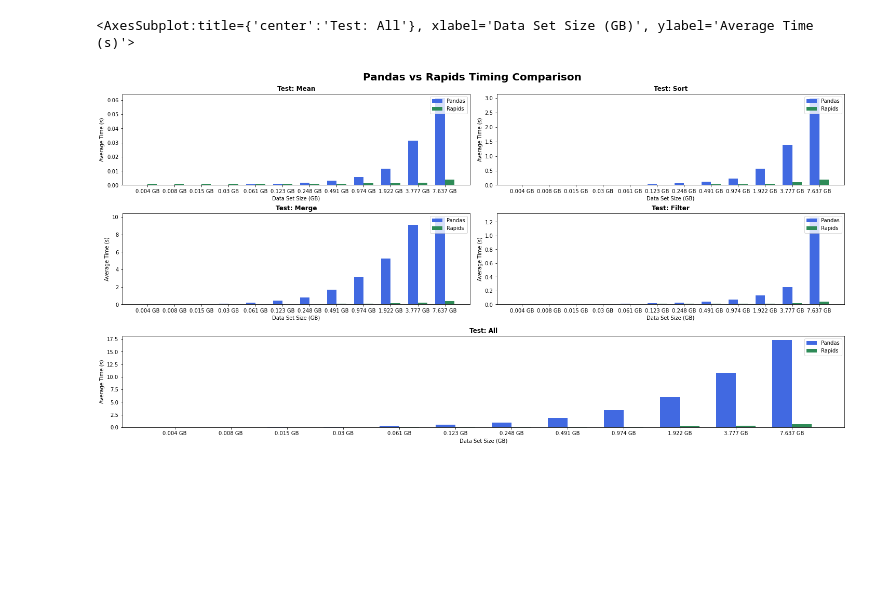
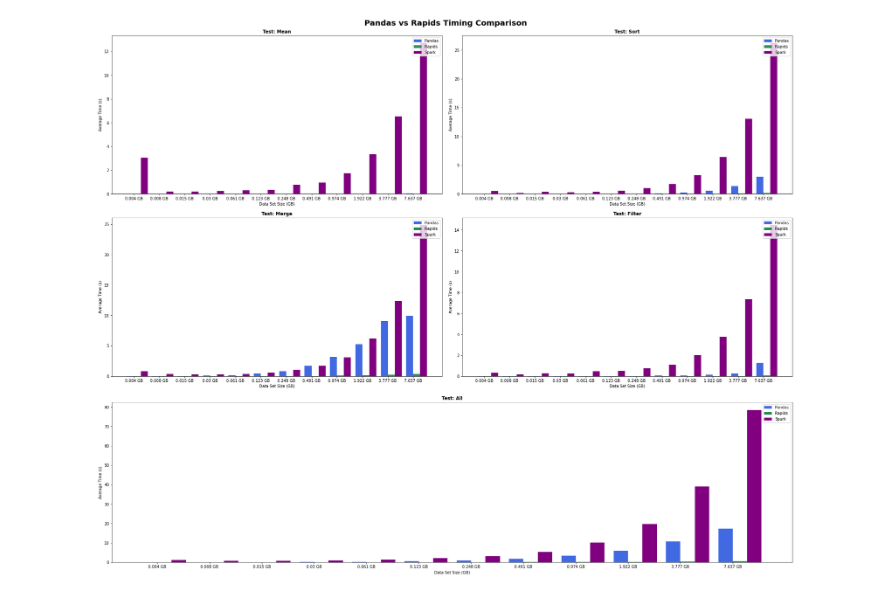
Before and after one commit to avickars/rapids-blog-post, a Jupyter notebook: ETL Timing Viz.ipynb, the cells around one changed output. Cells and saved outputs as stored; diff of their text form; code cells hidden in the pictures; blank space fills up the shorter version.

```diff
--- a/ETL Timing Viz.ipynb
+++ b/ETL Timing Viz.ipynb
@@ -10,13 +10,15 @@ NUM_DSIZE_DOUBLINGS = 12
 pandas_v_rapids = pd.read_csv('AWS Results/pandas_v_rapids_results.csv',
                               index_col=0,
                                header=[0, 1], skipinitialspace=True)
+# %%
+spark = pd.read_csv('AWS Results/spark_etl_results.csv')
 # %%
 results_df_pandas = pandas_v_rapids['Pandas']
 # %%
 results_df_rapids = pandas_v_rapids['Rapids']
 # %%
 # Defining the plot that is used
-def plot(axs, averages_pandas, averages_rapids, test):
+def plot(axs, averages_pandas, averages_rapids, averages_spark, test):
     axs.bar(x = ind,
             height=averages_pandas,
             width = width,
@@ -26,6 +28,10 @@ def plot(axs, averages_pandas, averages_rapids, test):
                 height=averages_rapids,
                 width = width,
                 color='seagreen',label='Rapids')
+    axs.bar(ind+width+width,
+            height=averages_spark,
+            width = width,
+            color='purple',label='Spark')
 
     axs.set_ylabel('Average Time (s)')
     axs.set_xlabel('Data Set Size (GB)')
@@ -47,36 +53,39 @@ fig.tight_layout(pad=5.0)
 fig.suptitle('Pandas vs Rapids Timing Comparison', fontsize=20, fontweight="bold")
 
 # Setting the fig size
-fig.set_size_inches(20, 10)
+fig.set_size_inches(25, 20)
 
 # Creating the subfigures
 subfigs = fig.subfigures(2, 1, wspace=1,height_ratios=[2, 1.])
 axs = subfigs[0].subplots(2, 2)
 
 # Setting the number of bars
-ind = np.arange(NUM_DSIZE_DOUBLINGS)
+# ind = np.arange(NUM_DSIZE_DOUBLINGS)
+ind = np.arange(0, NUM_DSIZE_DOUBLINGS*2, 2)
 
 # Defining the width between the bars
-width = 0.35
+width = 0.55
 
 # Defining the bar labels
 bar_labels = np.round(results_df_pandas['Test Size'].drop_duplicates(), 3).astype(str) + " GB"
 
 # Creating the plots
 for i in range(0, 2):
     for j in range(0, 2):
         test = tests[i, j]
         plot(axs[i,j],
              results_df_pandas[results_df_pandas['Test'] == test]['Average'],
              results_df_rapids[results_df_rapids['Test'] == test]['Average'],
+             spark[spark['Test'] == test]['Average'],
              test)
 # Creating the bottom plot since there is an odd number
 ax = subfigs[1].subplots(1,1)
 plot(ax,
      results_df_pandas[results_df_pandas['Test'] == 'All']['Average'],
      results_df_rapids[results_df_rapids['Test'] == 'All']['Average'],
+     spark[spark['Test'] == 'All']['Average'],
      'All')
-# plt.savefig('pandas_v_rapids.png')
+plt.savefig('AWS Results/etl_timing.png')
+plt.show()
 # %% [output]
-<AxesSubplot:title={'center':'Test: All'}, xlabel='Data Set Size (GB)', ylabel='Average Time (s)'>
-[figure, old version]
+[figure, new version]
```
Also changed, not shown: 9 other files.
